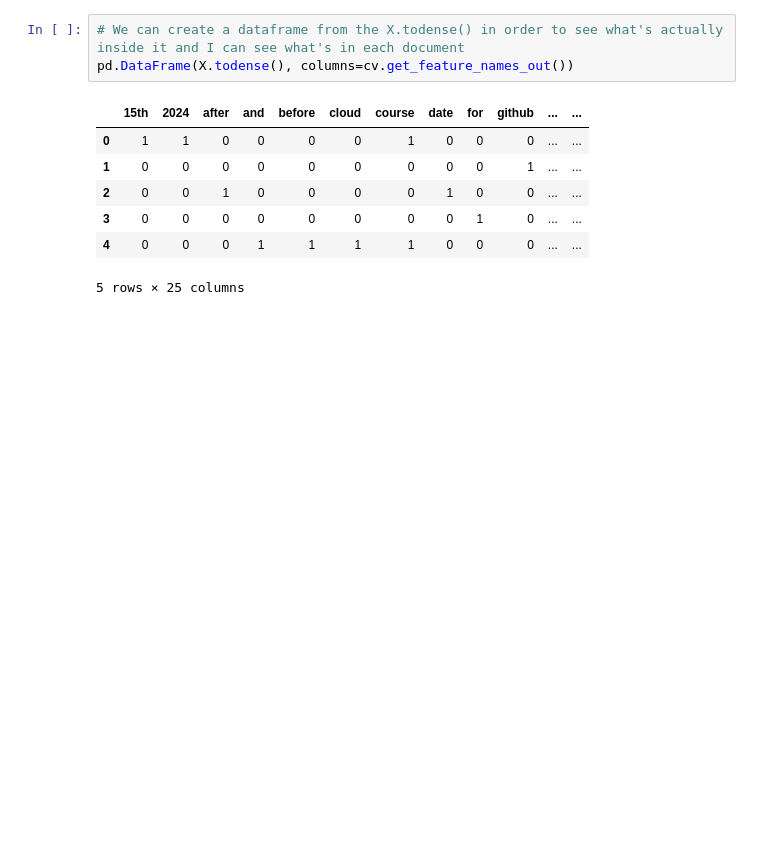
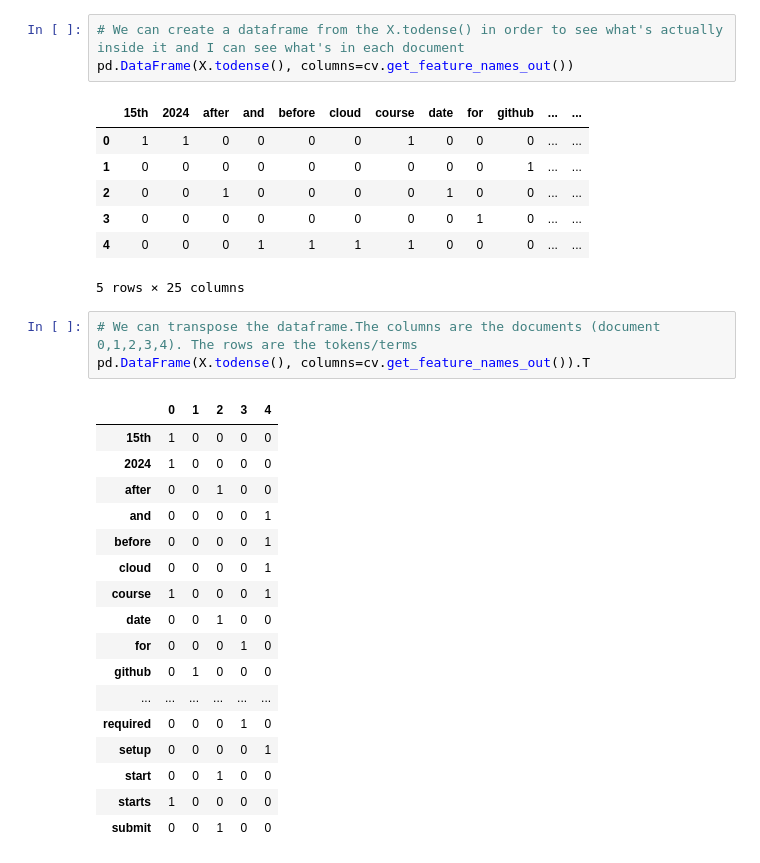
Before and after one commit to jordiTrigo/search-engine-workshop, a Jupyter notebook: notebook.ipynb, the cells around one changed output. Saved outputs shown, nothing was run; the diff lists cells and outputs as text; blank space fills up the shorter version.

```diff
--- a/notebook.ipynb
+++ b/notebook.ipynb
@@ -176,3 +179,24 @@ pd.DataFrame(X.todense(), columns=cv.get_feature_names_out())
 | 3 | 0 | 0 | 0 | 0 | 0 | 0 | 0 | 0 | 1 | 0 | ... | ... |
 | 4 | 0 | 0 | 0 | 1 | 1 | 1 | 1 | 0 | 0 | 0 | ... | ... |
 5 rows × 25 columns
+# %%
+# We can transpose the dataframe.The columns are the documents (document 0,1,2,3,4). The rows are the tokens/terms
+pd.DataFrame(X.todense(), columns=cv.get_feature_names_out()).T
+# %% [output]
+|  | 0 | 1 | 2 | 3 | 4 |
+| 15th | 1 | 0 | 0 | 0 | 0 |
+| 2024 | 1 | 0 | 0 | 0 | 0 |
+| after | 0 | 0 | 1 | 0 | 0 |
+| and | 0 | 0 | 0 | 0 | 1 |
+| before | 0 | 0 | 0 | 0 | 1 |
+| cloud | 0 | 0 | 0 | 0 | 1 |
+| course | 1 | 0 | 0 | 0 | 1 |
+| date | 0 | 0 | 1 | 0 | 0 |
+| for | 0 | 0 | 0 | 1 | 0 |
+| github | 0 | 1 | 0 | 0 | 0 |
+| ... | ... | ... | ... | ... | ... |
+| required | 0 | 0 | 0 | 1 | 0 |
+| setup | 0 | 0 | 0 | 0 | 1 |
+| start | 0 | 0 | 1 | 0 | 0 |
+| starts | 1 | 0 | 0 | 0 | 0 |
+| submit | 0 | 0 | 1 | 0 | 0 |
```
Also changed, not shown: parts of 4 cells of this notebook.
